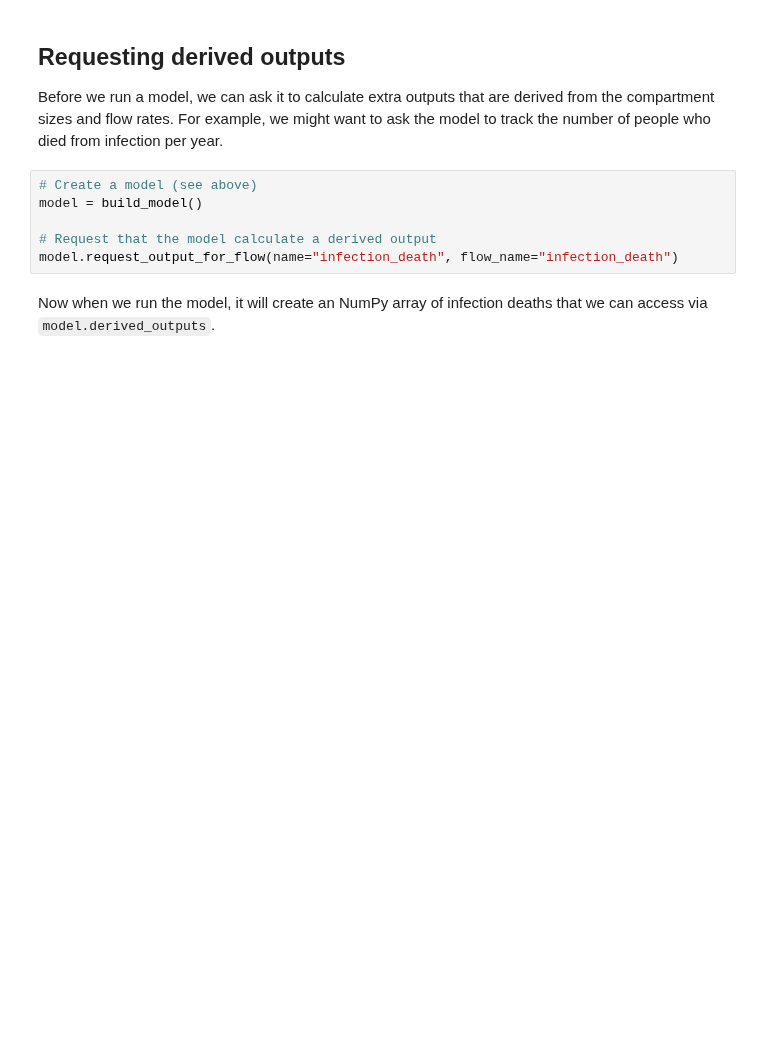
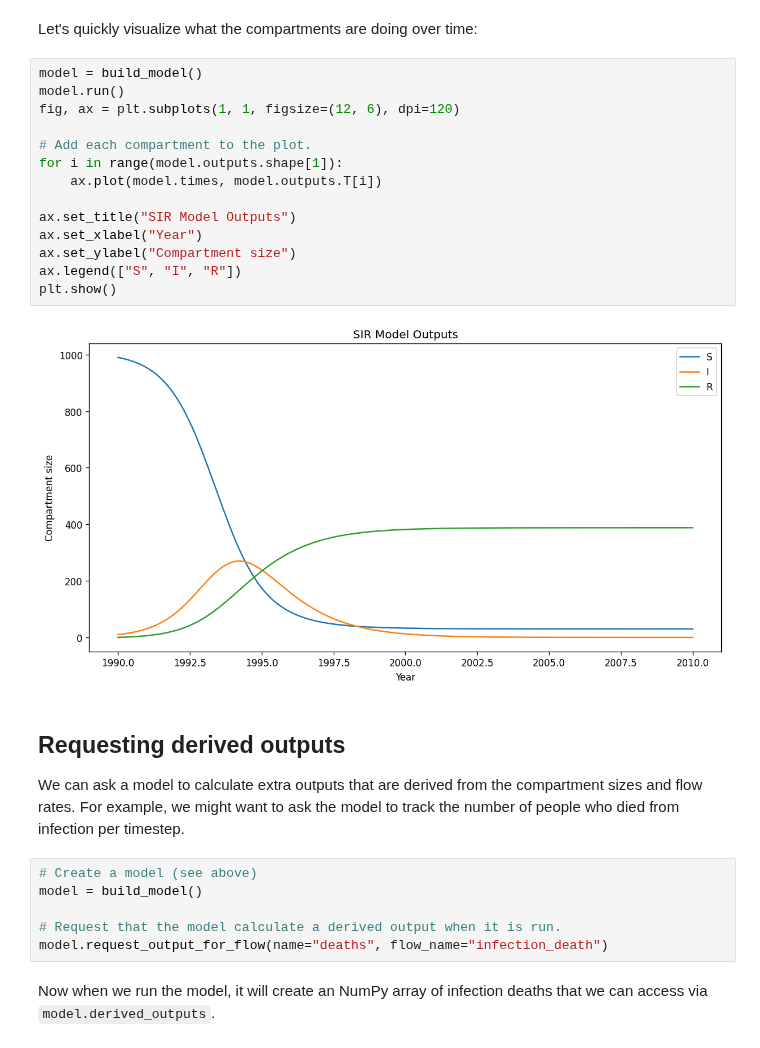
Before and after one commit to monash-emu/summer, a Jupyter notebook: docs/examples/2-derived-outputs.ipynb, the cells around one changed output. Cells and saved outputs as stored; diff of their text form; blank space fills up the shorter version.

Commit message:
Add docs for basic model, derived outputs,flow types

```diff
--- a/docs/examples/2-derived-outputs.ipynb
+++ b/docs/examples/2-derived-outputs.ipynb
@@ -46,13 +50,31 @@ def plot_output(model, name, title):
+# %% [markdown]
+Let's quickly visualize what the compartments are doing over time:
+# %%
+model = build_model()
+model.run()
+fig, ax = plt.subplots(1, 1, figsize=(12, 6), dpi=120)
+
+# Add each compartment to the plot.
+for i in range(model.outputs.shape[1]):
+    ax.plot(model.times, model.outputs.T[i])
+
+ax.set_title("SIR Model Outputs")
+ax.set_xlabel("Year")
+ax.set_ylabel("Compartment size")
+ax.legend(["S", "I", "R"])
+plt.show()
+# %% [output]
+[figure, added]
 # %% [markdown]
 ## Requesting derived outputs
 
-Before we run a model, we can ask it to calculate extra outputs that are derived from the compartment sizes and flow rates. For example, we might want to ask the model to track the number of people who died from infection per year.
+We can ask a model to calculate extra outputs that are derived from the compartment sizes and flow rates. For example, we might want to ask the model to track the number of people who died from infection per timestep.
 # %%
 # Create a model (see above)
 model = build_model()
 
-# Request that the model calculate a derived output
-model.request_output_for_flow(name="infection_death", flow_name="infection_death")
+# Request that the model calculate a derived output when it is run.
+model.request_output_for_flow(name="deaths", flow_name="infection_death")
 # %% [markdown]
 Now when we run the model, it will create an NumPy array of infection deaths that we can access via `model.derived_outputs`.
 # %%
```
Also changed, not shown: parts of 21 cells of this notebook, 2 other files.
